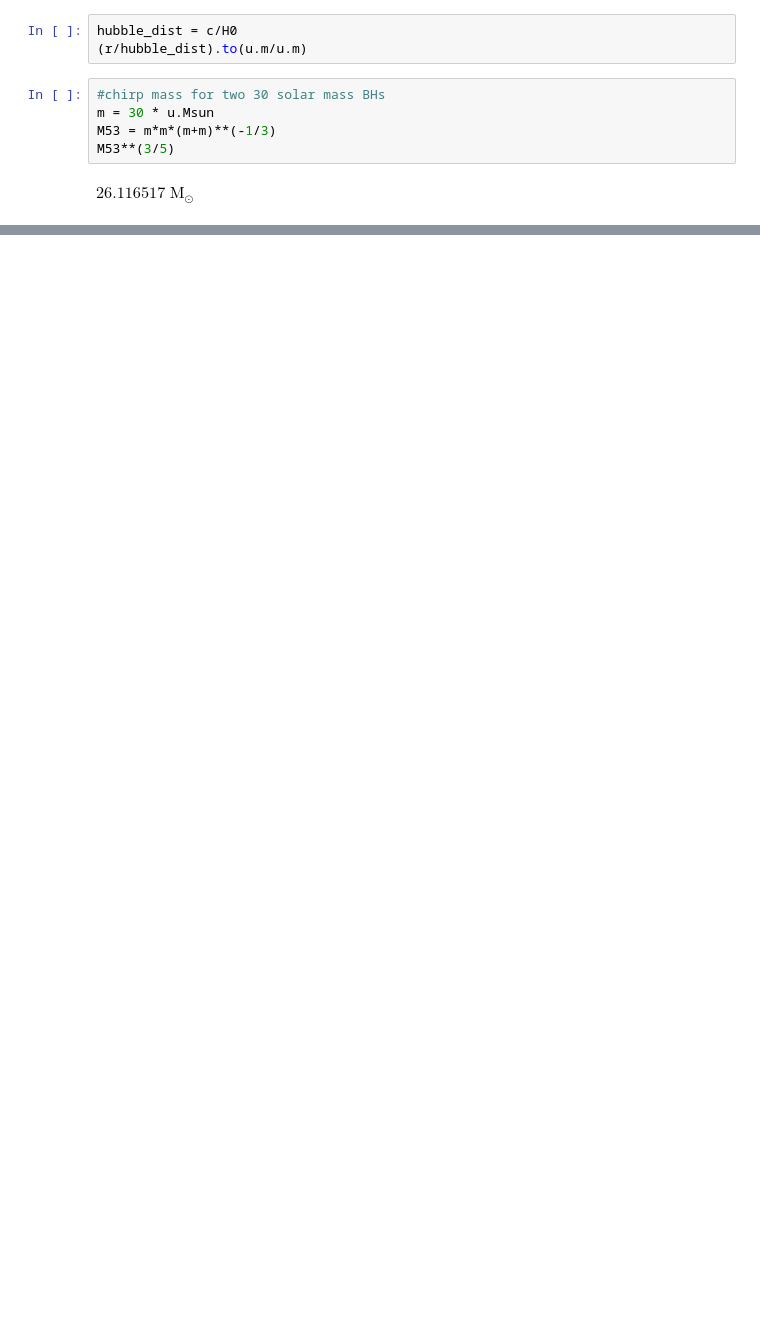
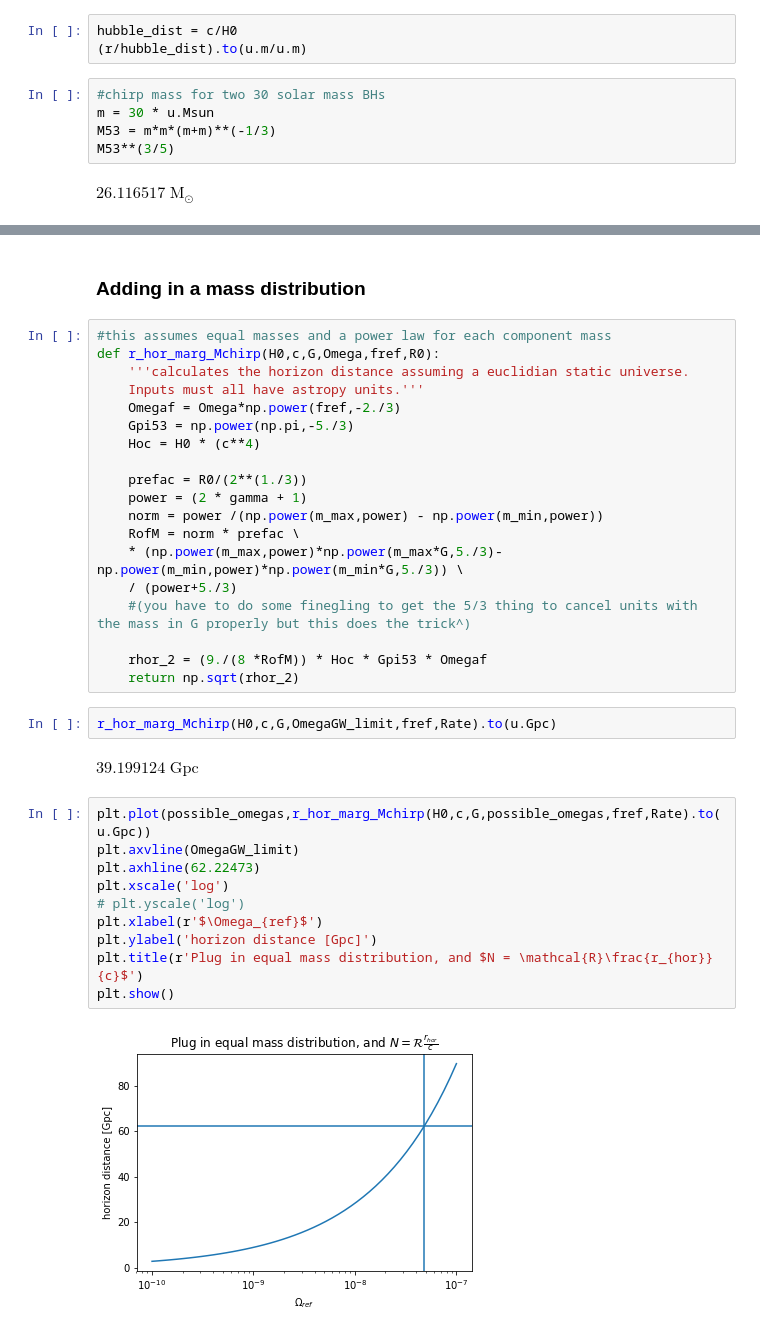
Before and after one commit to afarah18/stochastic_cosmo, a Jupyter notebook: horizon_dist_calculator.ipynb, the cells around one changed output, grey strips where cells are left out. Drawn from its saved outputs; the diff is of its cells as text; blank space fills up the shorter version.

```diff
--- a/horizon_dist_calculator.ipynb
+++ b/horizon_dist_calculator.ipynb
@@ -45,0 +95,37 @@ $26.116517 \; \mathrm{M_{\odot}}$
+# %% [markdown]
+### Adding in a mass distribution
+# %%
+#this assumes equal masses and a power law for each component mass
+def r_hor_marg_Mchirp(H0,c,G,Omega,fref,R0):
+    '''calculates the horizon distance assuming a euclidian static universe.
+    Inputs must all have astropy units.'''
+    Omegaf = Omega*np.power(fref,-2./3)
+    Gpi53 = np.power(np.pi,-5./3)
+    Hoc = H0 * (c**4)
+
+    prefac = R0/(2**(1./3))
+    power = (2 * gamma + 1)
+    norm = power /(np.power(m_max,power) - np.power(m_min,power))
+    RofM = norm * prefac \
+    * (np.power(m_max,power)*np.power(m_max*G,5./3)-np.power(m_min,power)*np.power(m_min*G,5./3)) \
+    / (power+5./3)
+    #(you have to do some finegling to get the 5/3 thing to cancel units with the mass in G properly but this does the trick^)
+
+    rhor_2 = (9./(8 *RofM)) * Hoc * Gpi53 * Omegaf
+    return np.sqrt(rhor_2)
+# %%
+r_hor_marg_Mchirp(H0,c,G,OmegaGW_limit,fref,Rate).to(u.Gpc)
+# %% [output]
+$39.199124 \; \mathrm{Gpc}$
+# %%
+plt.plot(possible_omegas,r_hor_marg_Mchirp(H0,c,G,possible_omegas,fref,Rate).to(u.Gpc))
+plt.axvline(OmegaGW_limit)
+plt.axhline(62.22473)
+plt.xscale('log')
+# plt.yscale('log')
+plt.xlabel(r'$\Omega_{ref}$')
+plt.ylabel('horizon distance [Gpc]')
+plt.title(r'Plug in equal mass distribution, and $N = \mathcal{R}\frac{r_{hor}}{c}$')
+plt.show()
+# %% [output]
+[figure, added]
```
Also changed, not shown: parts of 13 cells of this notebook.
